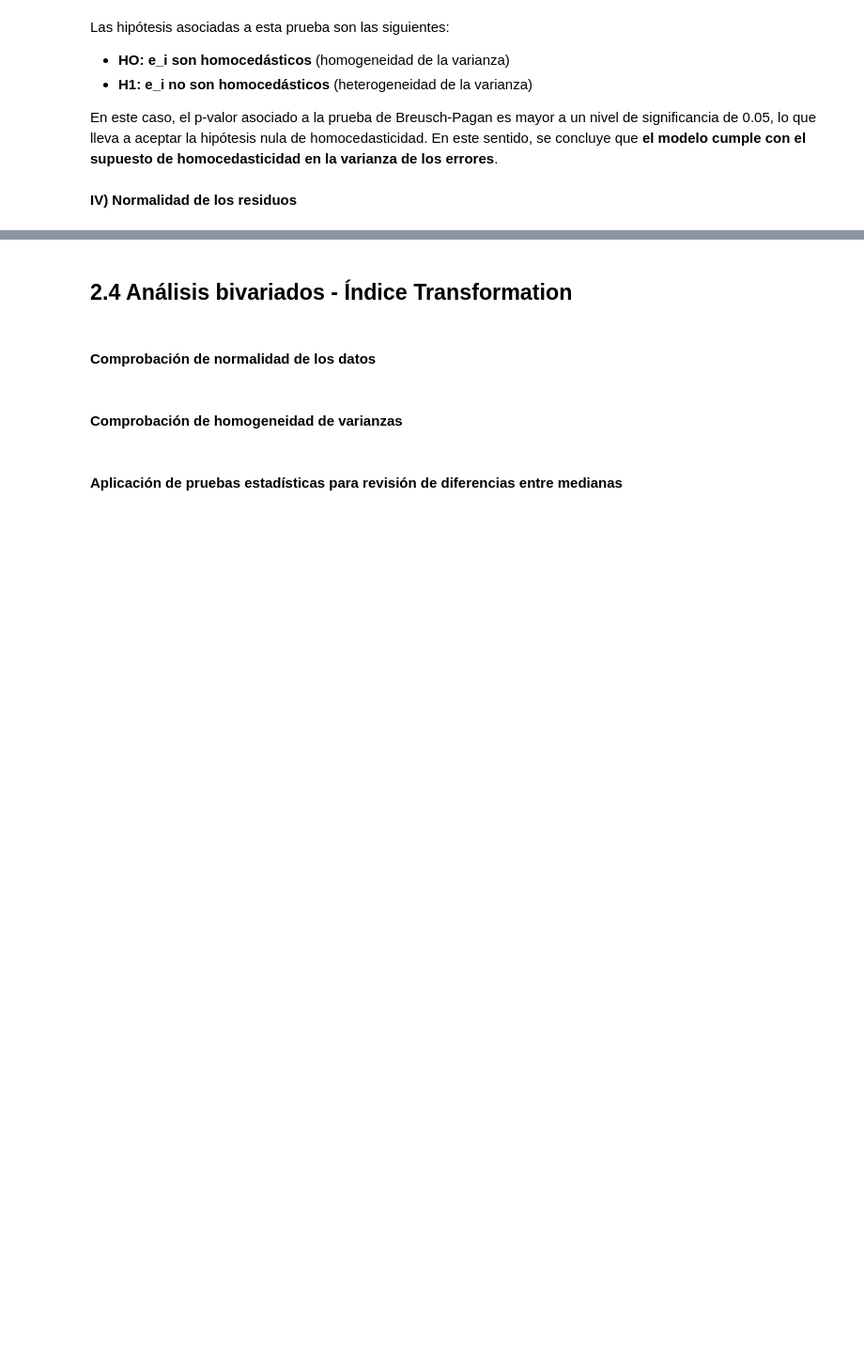
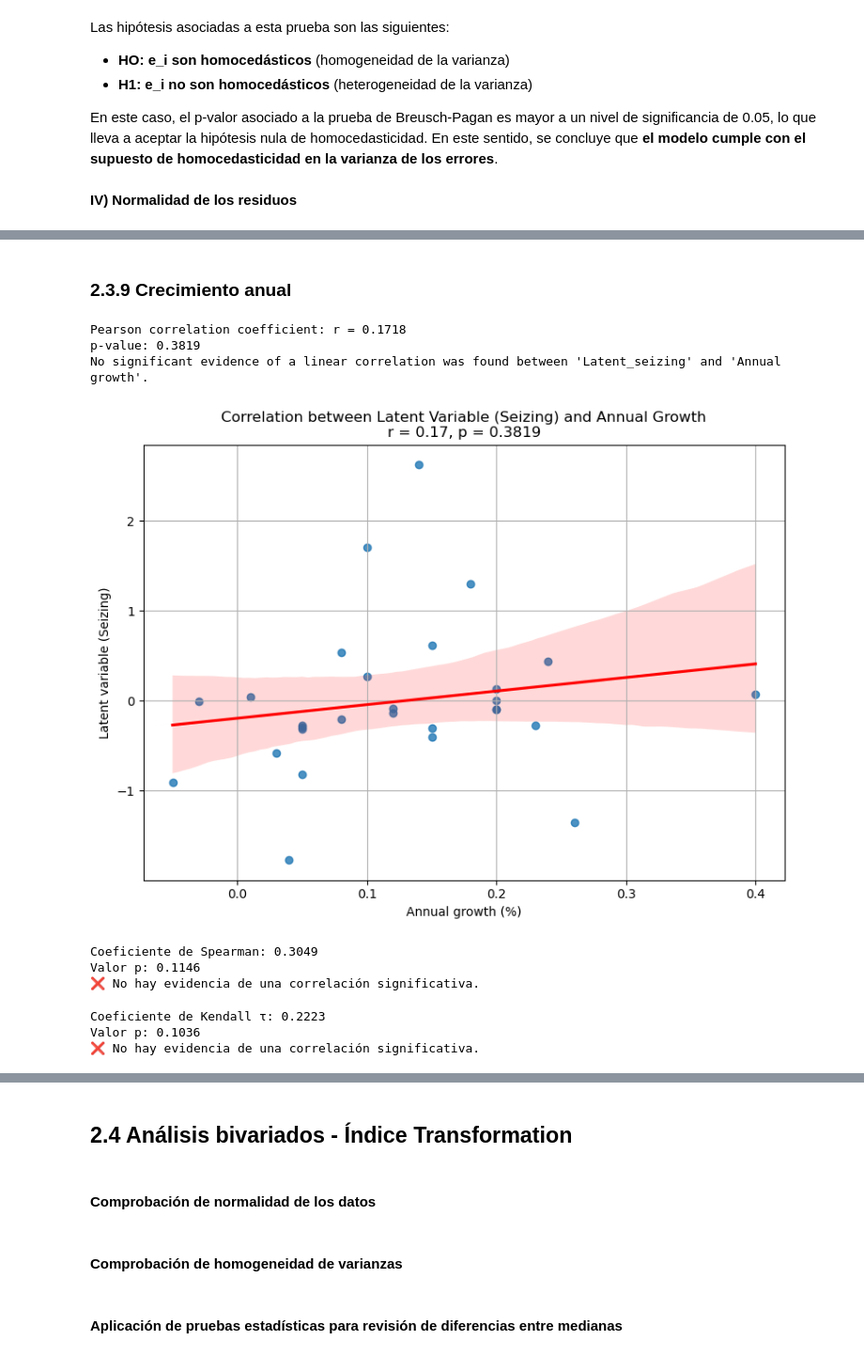
Before and after one commit to AlejaGuz/orange, a Jupyter notebook: Notebook_AFO_LFM_v4.ipynb, the cells around one changed output, grey strips where cells are left out. Shown at 94% size. Cells and saved outputs as stored; diff of their text form; code cells hidden in the pictures; blank space fills up the shorter version.

```diff
--- a/Notebook_AFO_LFM_v4.ipynb
+++ b/Notebook_AFO_LFM_v4.ipynb
@@ -2725,0 +3071,75 @@ else:
+# %% [markdown]
+### **2.3.9 Crecimiento anual**
+# %%
+# Pearson correlation coefficient and p-value calculation
+r, p_value = pearsonr(df_analysis_multivariate_final['Latent_seizing'], df_analysis_multivariate_final['Annual growth'])
+
+# Results
+print(f"Pearson correlation coefficient: r = {r:.4f}")
+print(f"p-value: {p_value:.4f}")
+
+# Interpretation
+alpha = 0.05
+if p_value < alpha:
+    print("There is significant evidence of a linear correlation between 'Latent_seizing' and 'Annual growth'.")
+else:
+    print("No significant evidence of a linear correlation was found between 'Latent_seizing' and 'Annual growth'.")
+
+# Visualization
+plt.figure(figsize=(8, 6))
+sns.regplot(data=df_analysis_multivariate_final, x='Annual growth', y='Latent_seizing', ci=95, line_kws={'color': 'red'})
+plt.title(f"Correlation between Latent Variable (Seizing) and Annual Growth\nr = {r:.2f}, p = {p_value:.4f}")
+plt.xlabel("Annual growth (%)")
+plt.ylabel("Latent variable (Seizing)")
+plt.grid(True)
+plt.tight_layout()
+plt.show()
+# %% [output]
+Pearson correlation coefficient: r = 0.1718
+p-value: 0.3819
+No significant evidence of a linear correlation was found between 'Latent_seizing' and 'Annual growth'.
+[figure, added]
+# %%
+from scipy.stats import spearmanr
+
+# Supongamos que tienes dos variables en un DataFrame
+x = df_analysis_multivariate_final['Latent_seizing']
+y = df_analysis_multivariate_final['Annual growth']
+
+# Calcular la correlación de Spearman
+coef, p_value = spearmanr(x, y)
+
+print(f"Coeficiente de Spearman: {coef:.4f}")
+print(f"Valor p: {p_value:.4f}")
+
+# Interpretación
+if p_value < 0.05:
+    print("✔️ La correlación es estadísticamente significativa.")
+else:
+    print("❌ No hay evidencia de una correlación significativa.")
+# %% [output]
+Coeficiente de Spearman: 0.3049
+Valor p: 0.1146
+❌ No hay evidencia de una correlación significativa.
+# %%
+from scipy.stats import kendalltau
+
+# Supón que tienes tus dos variables en un DataFrame
+x = df_analysis_multivariate_final['Latent_seizing']
+y = df_analysis_multivariate_final['Annual growth']
+
+# Calcular la correlación de Kendall
+coef, p_value = kendalltau(x, y)
+
+print(f"Coeficiente de Kendall τ: {coef:.4f}")
+print(f"Valor p: {p_value:.4f}")
+
+# Interpretación
+if p_value < 0.05:
+    print("✔️ La correlación es estadísticamente significativa.")
+else:
+    print("❌ No hay evidencia de una correlación significativa.")
+# %% [output]
+Coeficiente de Kendall τ: 0.2223
+Valor p: 0.1036
+❌ No hay evidencia de una correlación significativa.
```
Also changed, not shown: parts of 98 cells of this notebook, 2 other files.
